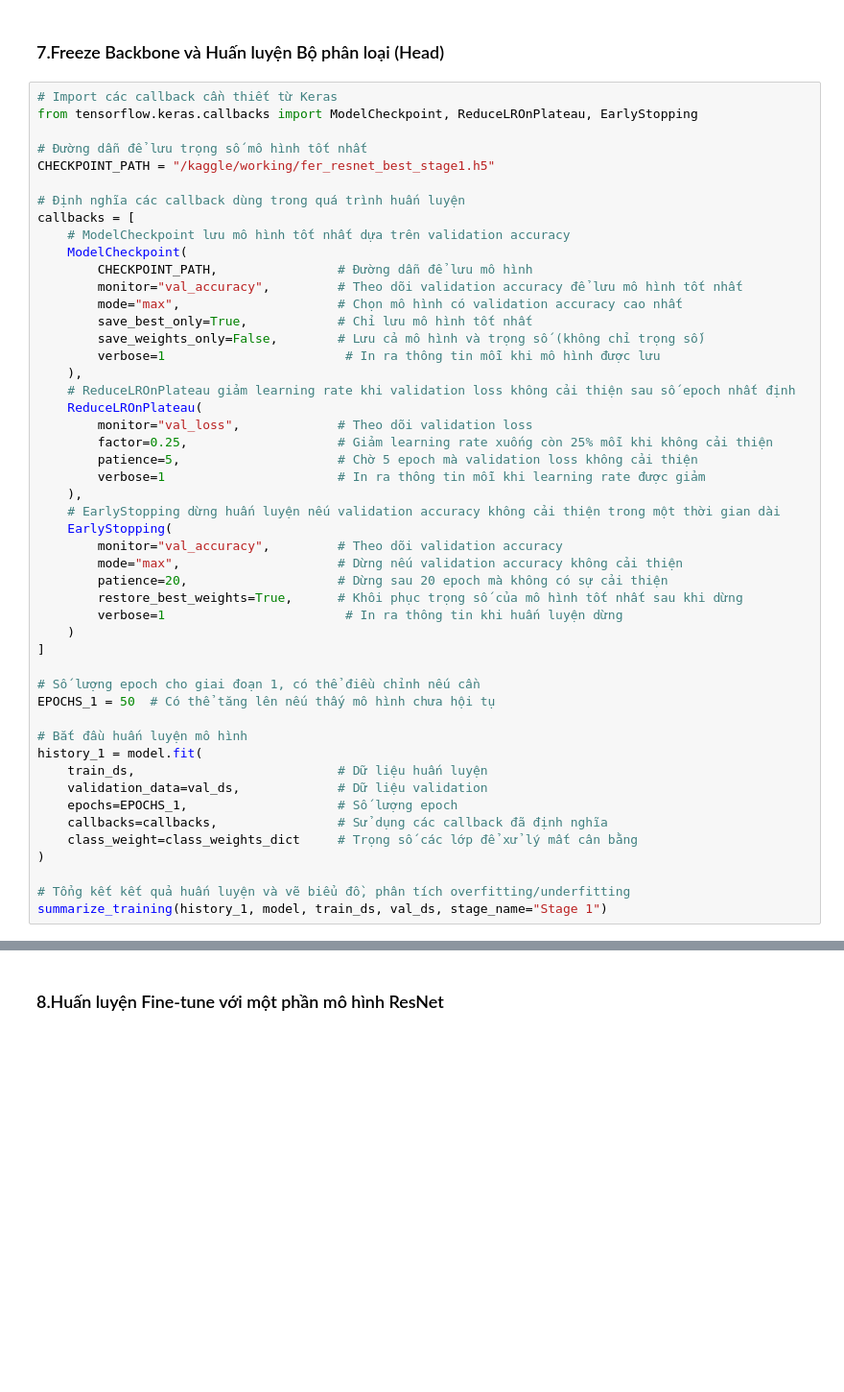
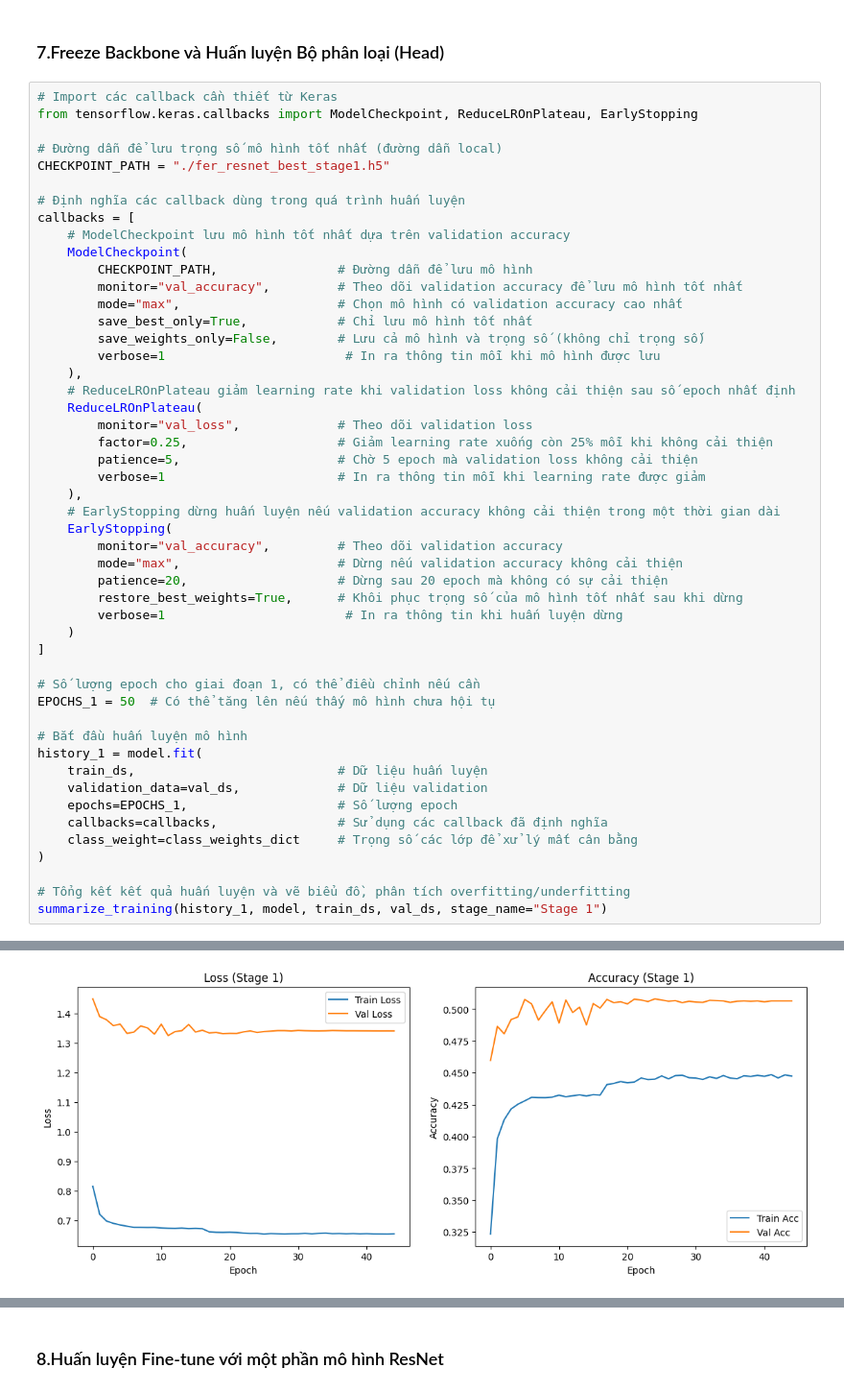
Before and after one commit to HariDaCoder/assigment4_CV, a Jupyter notebook: training.ipynb, the cells around one changed output, grey strips where cells are left out. Shown at 96% size. Drawn from its saved outputs; the diff is of its cells as text; blank space fills up the shorter version.

```diff
--- a/training.ipynb
+++ b/training.ipynb
@@ -513,8 +470,8 @@ def summarize_training(history, model, train_ds, val_ds, stage_name="Stage"):
 # Import các callback cần thiết từ Keras
 from tensorflow.keras.callbacks import ModelCheckpoint, ReduceLROnPlateau, EarlyStopping
 
-# Đường dẫn để lưu trọng số mô hình tốt nhất
-CHECKPOINT_PATH = "/kaggle/working/fer_resnet_best_stage1.h5"
+# Đường dẫn để lưu trọng số mô hình tốt nhất (đường dẫn local)
+CHECKPOINT_PATH = "./fer_resnet_best_stage1.h5"
 
 # Định nghĩa các callback dùng trong quá trình huấn luyện
 callbacks = [
@@ -562,0 +536 @@ Epoch 1/50
+[figure, added]
```
Also changed, not shown: parts of 8 cells of this notebook, 13 other files.
